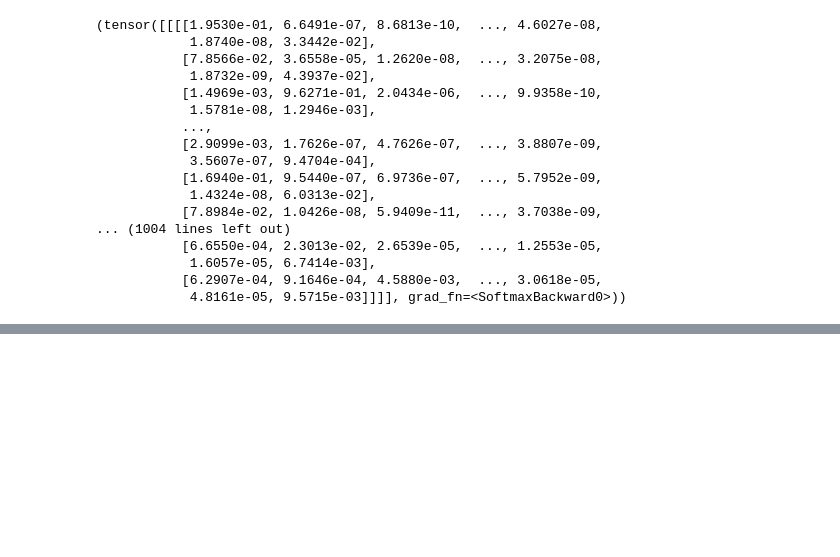
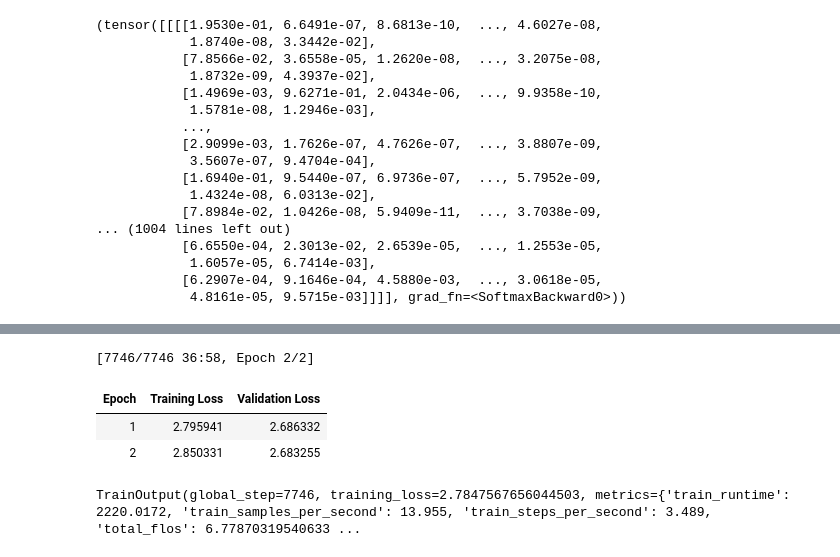
Before and after one commit to jalee29/CMPE-252-summary-project, a Jupyter notebook: BART.ipynb, the cells around one changed output, grey strips where cells are left out. Cells and saved outputs as stored; diff of their text form; code cells hidden in the pictures; blank space fills up the shorter version.

Commit message:
cleaned various files, trained model

```diff
--- a/BART.ipynb
+++ b/BART.ipynb
@@ -227,0 +372,42 @@ cross_attentions
+# %%
+validation_tokenized = validation_dataset.map(tokenize_document, batched=True, remove_columns=validation_dataset.column_names)
+test_tokenized = test_dataset.map(tokenize_document, batched=True, remove_columns=test_dataset.column_names)
+# %%
+model_name = "facebook/bart-large-cnn"
+tokenizer = BartTokenizer.from_pretrained(model_name)
+model = BartForConditionalGeneration.from_pretrained(model_name, torch_dtype = torch.bfloat16).cuda()
+# %%
+from transformers import Seq2SeqTrainingArguments
+
+training_args = Seq2SeqTrainingArguments(
+    output_dir="./bart_finetuned",      # folder to save checkpoints
+    num_train_epochs=2,                  # number of passes through the dataset
+    per_device_train_batch_size=4,       # safe for 12GB VRAM
+    per_device_eval_batch_size=4,        # same as train batch size
+    learning_rate=2e-5,                  # learning rate
+    weight_decay=0.01,                   # regularization
+    save_total_limit=3,                   # keep last 3 checkpoints
+    eval_strategy="epoch",          # evaluate once per epoch
+    save_strategy="epoch",                # save checkpoint once per epoch
+    logging_strategy="steps",             # log every N steps
+    logging_steps=100,                    # adjust if needed
+    bf16=True,                            # mixed precision for VRAM efficiency
+    predict_with_generate=True            # necessary for seq2seq evaluation
+)
+# %%
+trainer = Seq2SeqTrainer(
+    model=model,
+    args=training_args,
+    train_dataset=tokenized_dataset,
+    eval_dataset=validation_tokenized,
+    processing_class=tokenizer,
+    data_collator=data_collator
+)
+# %%
+trainer.train()
+# %% [output]
+[7746/7746 36:58, Epoch 2/2]
+| Epoch | Training Loss | Validation Loss |
+| 1 | 2.795941 | 2.686332 |
+| 2 | 2.850331 | 2.683255 |
+TrainOutput(global_step=7746, training_loss=2.7847567656044503, metrics={'train_runtime': 2220.0172, 'train_samples_per_second': 13.955, 'train_steps_per_second': 3.489, 'total_flos': 6.77870319540633 ...
```
Also changed, not shown: parts of 46 cells of this notebook.
